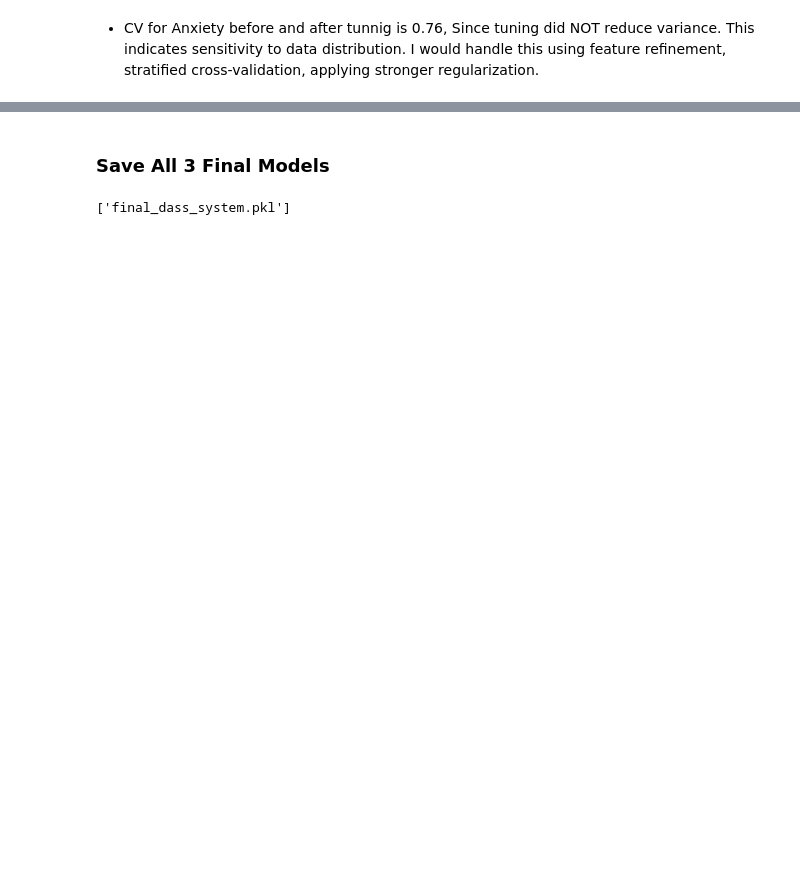
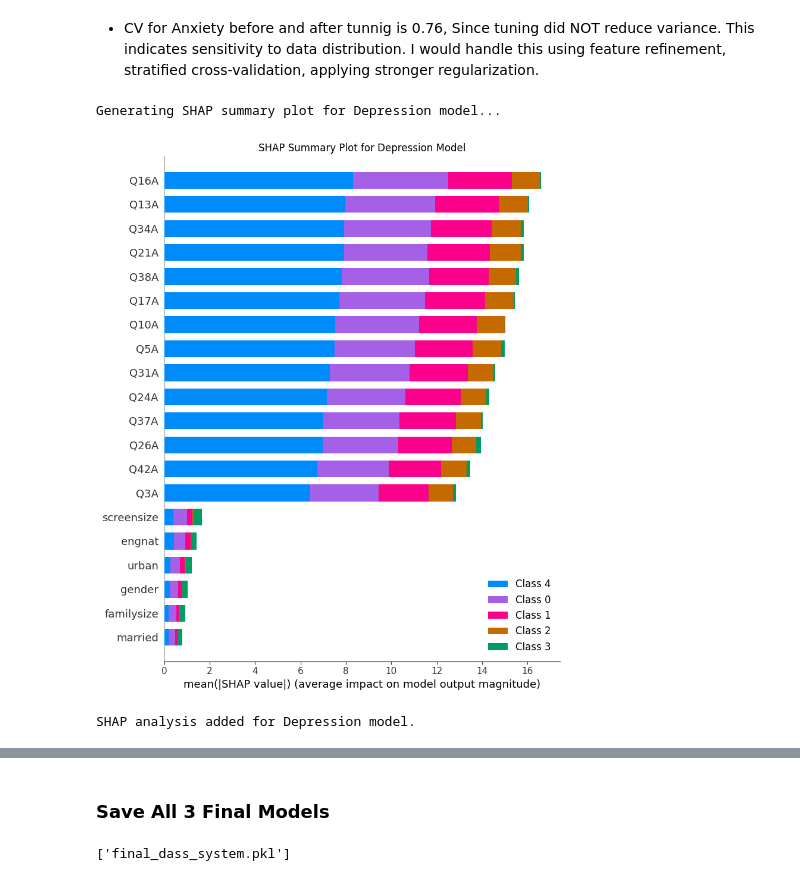
Before and after one commit to Virendrakk/Mental-Health-Disorder-Prediction, a Jupyter notebook: EDA_ML_prediction.ipynb, the cells around one changed output, grey strips where cells are left out. Cells and saved outputs as stored; diff of their text form; code cells hidden in the pictures; blank space fills up the shorter version.

```diff
--- a/EDA_ML_prediction.ipynb
+++ b/EDA_ML_prediction.ipynb
@@ -47,7 +54,7 @@ pd.set_option('display.max_columns', None)
 ### Step 2 — Load & Clean Data
 # %%
 # Loading data
-df = pd.read_csv("C:\\Users\\HP\\Mental_Health_Disorder_prediction_project\\data.csv", delimiter='\t')
+df = pd.read_csv(r"/content/drive/MyDrive/Mental Health ML Dataset/data.csv", delimiter='\t')
 # %%
 df.head()
 # %% [output]
@@ -1382,2 +1401,25 @@ weighted avg       0.88      0.87      0.87     11930
 # %% [markdown]
 * CV for Anxiety before and after tunnig is 0.76, Since tuning did NOT reduce variance. This indicates sensitivity to data distribution. I would handle this using feature refinement, stratified cross-validation, applying stronger regularization.
+# %%
+# !pip install shap
+import shap
+import matplotlib.pyplot as plt
+
+explainer = shap.Explainer(final_dep_model, X_dep_train_scaled)
+
+sample_indices = range(min(100, X_dep_test_scaled.shape[0]))
+X_test_sample = X_dep_test_scaled[sample_indices]
+shap_values = explainer(X_test_sample)
+
+print("Generating SHAP summary plot for Depression model...")
+plt.figure(figsize=(10, 6))
+shap.summary_plot(shap_values, X_test_sample, feature_names=X_dep_test.columns.tolist(), show=False)
+plt.title('SHAP Summary Plot for Depression Model')
+plt.tight_layout()
+plt.show()
+
+print("SHAP analysis added for Depression model.")
+# %% [output]
+Generating SHAP summary plot for Depression model...
+[figure, added]
+SHAP analysis added for Depression model.
```
Also changed, not shown: parts of 21 cells of this notebook, 3 other files.
